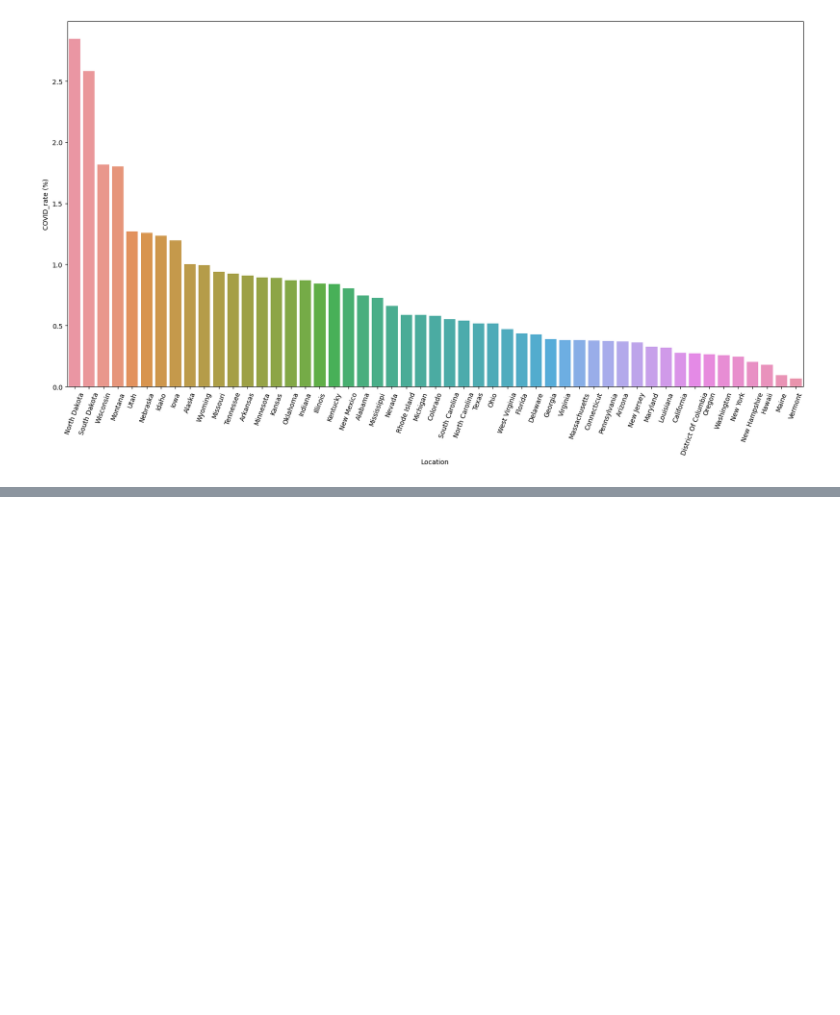
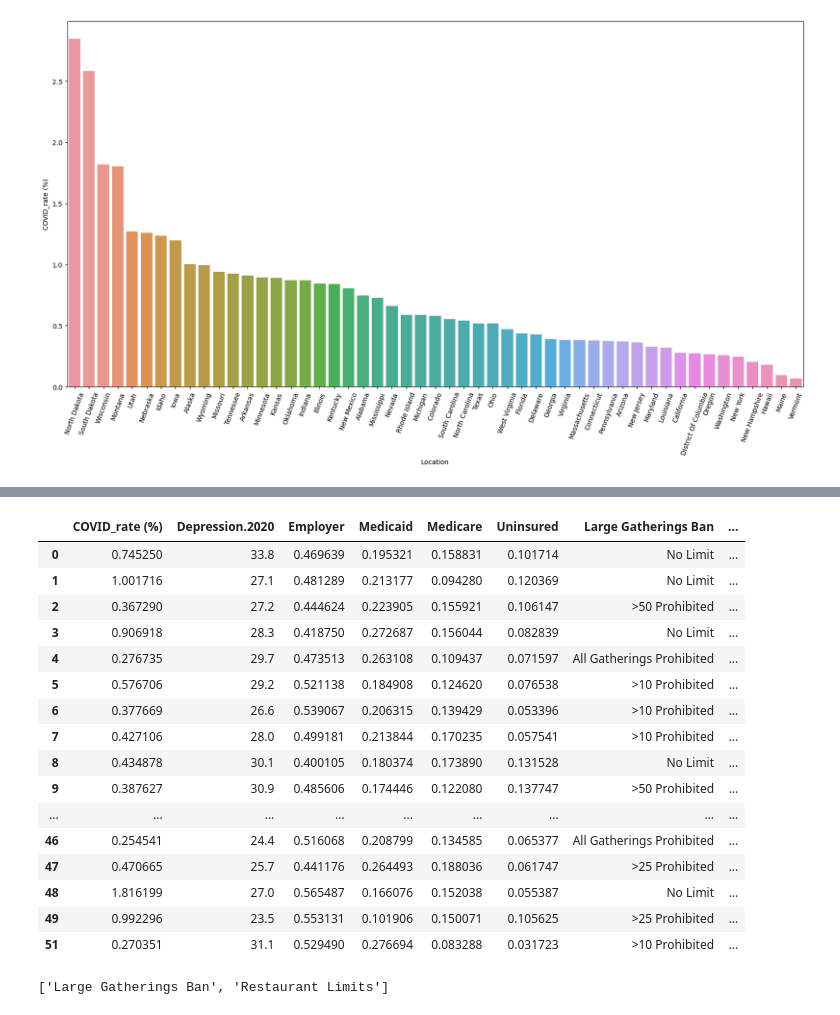
Before and after one commit to UCB-stat-159-s23/project-Group24, a Jupyter notebook: CasesAndPolicies.ipynb, the cells around one changed output, grey strips where cells are left out. Saved outputs shown, nothing was run; the diff lists cells and outputs as text; code cells hidden in the pictures; blank space fills up the shorter version.

```diff
--- a/CasesAndPolicies.ipynb
+++ b/CasesAndPolicies.ipynb
@@ -49,2 +57,28 @@ array(['No Limit', '>50 Prohibited', 'All Gatherings Prohibited',
 # %%
-features = ["Depression_2020", "Employer", "Medicaid", "Medicare", "Uninsured", "Large Gatherings Ban"]
+features = ["COVID_rate (%)", "Depression.2020", "Employer", "Medicaid", "Medicare", "Uninsured", "Large Gatherings Ban", "Restaurant Limits"]
+covid1 = covid[features]
+covid1
+# %% [output]
+|  | COVID_rate (%) | Depression.2020 | Employer | Medicaid | Medicare | Uninsured | Large Gatherings Ban | ... |
+| 0 | 0.745250 | 33.8 | 0.469639 | 0.195321 | 0.158831 | 0.101714 | No Limit | ... |
+| 1 | 1.001716 | 27.1 | 0.481289 | 0.213177 | 0.094280 | 0.120369 | No Limit | ... |
+| 2 | 0.367290 | 27.2 | 0.444624 | 0.223905 | 0.155921 | 0.106147 | >50 Prohibited | ... |
+| 3 | 0.906918 | 28.3 | 0.418750 | 0.272687 | 0.156044 | 0.082839 | No Limit | ... |
+| 4 | 0.276735 | 29.7 | 0.473513 | 0.263108 | 0.109437 | 0.071597 | All Gatherings Prohibited | ... |
+| 5 | 0.576706 | 29.2 | 0.521138 | 0.184908 | 0.124620 | 0.076538 | >10 Prohibited | ... |
+| 6 | 0.377669 | 26.6 | 0.539067 | 0.206315 | 0.139429 | 0.053396 | >10 Prohibited | ... |
+| 7 | 0.427106 | 28.0 | 0.499181 | 0.213844 | 0.170235 | 0.057541 | >10 Prohibited | ... |
+| 8 | 0.434878 | 30.1 | 0.400105 | 0.180374 | 0.173890 | 0.131528 | No Limit | ... |
+| 9 | 0.387627 | 30.9 | 0.485606 | 0.174446 | 0.122080 | 0.137747 | >50 Prohibited | ... |
+| ... | ... | ... | ... | ... | ... | ... | ... | ... |
+| 46 | 0.254541 | 24.4 | 0.516068 | 0.208799 | 0.134585 | 0.065377 | All Gatherings Prohibited | ... |
+| 47 | 0.470665 | 25.7 | 0.441176 | 0.264493 | 0.188036 | 0.061747 | >25 Prohibited | ... |
+| 48 | 1.816199 | 27.0 | 0.565487 | 0.166076 | 0.152038 | 0.055387 | No Limit | ... |
+| 49 | 0.992296 | 23.5 | 0.553131 | 0.101906 | 0.150071 | 0.105625 | >25 Prohibited | ... |
+| 51 | 0.270351 | 31.1 | 0.529490 | 0.276694 | 0.083288 | 0.031723 | >10 Prohibited | ... |
+# %%
+numerical = list((covid1.dtypes[covid1.dtypes == 'float64'].index) | (covid1.dtypes[covid1.dtypes == 'int64'].index))
+categorical = list((covid1.dtypes[covid1.dtypes != 'float64'].index) & (covid1.dtypes[covid1.dtypes != 'int64'].index))
+categorical
+# %% [output]
+['Large Gatherings Ban', 'Restaurant Limits']
```
Also changed, not shown: parts of 9 cells of this notebook.
